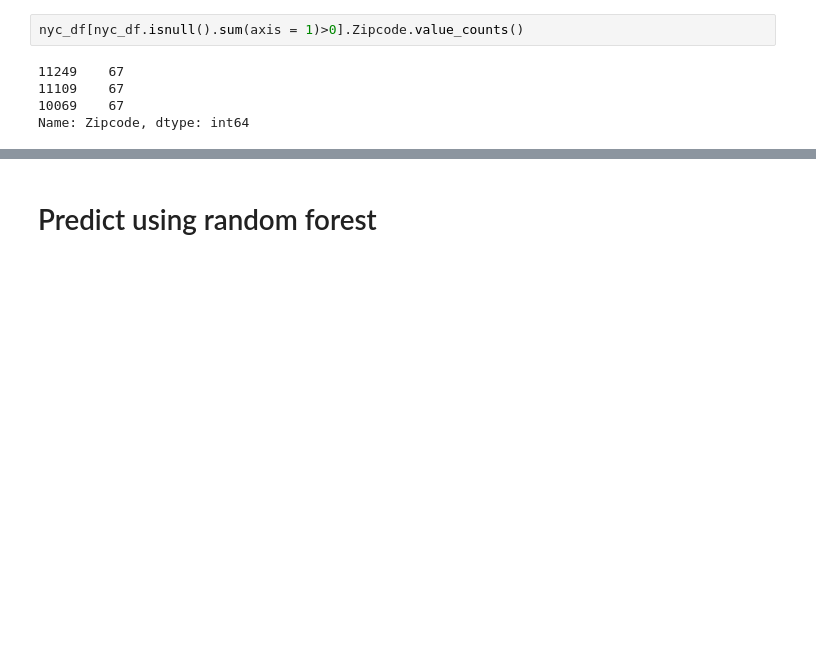
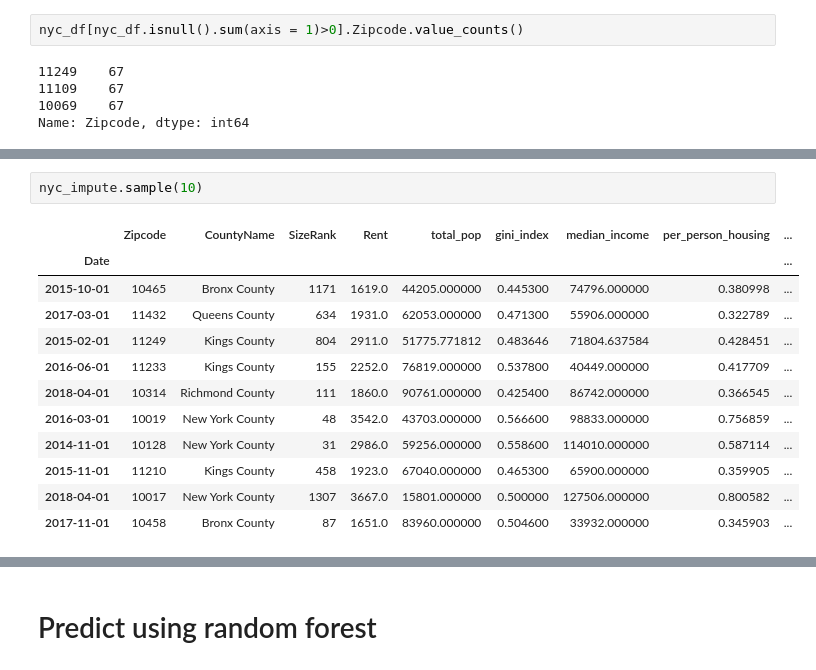
Before and after one commit to EugeniaDickson/zillow_rent_index, a Jupyter notebook: casey/7park_EDA-copy.ipynb, the cells around one changed output, grey strips where cells are left out. Drawn from its saved outputs; the diff is of its cells as text; blank space fills up the shorter version.

```diff
--- a/casey/7park_EDA-copy.ipynb
+++ b/casey/7park_EDA-copy.ipynb
@@ -183,0 +175,15 @@ Name: Zipcode, dtype: int64
+# %%
+nyc_impute.sample(10)
+# %% [output]
+|  | Zipcode | CountyName | SizeRank | Rent | total_pop | gini_index | median_income | per_person_housing | ... |
+| Date |  |  |  |  |  |  |  |  | ... |
+| 2015-10-01 | 10465 | Bronx County | 1171 | 1619.0 | 44205.000000 | 0.445300 | 74796.000000 | 0.380998 | ... |
+| 2017-03-01 | 11432 | Queens County | 634 | 1931.0 | 62053.000000 | 0.471300 | 55906.000000 | 0.322789 | ... |
+| 2015-02-01 | 11249 | Kings County | 804 | 2911.0 | 51775.771812 | 0.483646 | 71804.637584 | 0.428451 | ... |
+| 2016-06-01 | 11233 | Kings County | 155 | 2252.0 | 76819.000000 | 0.537800 | 40449.000000 | 0.417709 | ... |
+| 2018-04-01 | 10314 | Richmond County | 111 | 1860.0 | 90761.000000 | 0.425400 | 86742.000000 | 0.366545 | ... |
+| 2016-03-01 | 10019 | New York County | 48 | 3542.0 | 43703.000000 | 0.566600 | 98833.000000 | 0.756859 | ... |
+| 2014-11-01 | 10128 | New York County | 31 | 2986.0 | 59256.000000 | 0.558600 | 114010.000000 | 0.587114 | ... |
+| 2015-11-01 | 11210 | Kings County | 458 | 1923.0 | 67040.000000 | 0.465300 | 65900.000000 | 0.359905 | ... |
+| 2018-04-01 | 10017 | New York County | 1307 | 3667.0 | 15801.000000 | 0.500000 | 127506.000000 | 0.800582 | ... |
+| 2017-11-01 | 10458 | Bronx County | 87 | 1651.0 | 83960.000000 | 0.504600 | 33932.000000 | 0.345903 | ... |
```
Also changed, not shown: parts of 26 cells of this notebook.
